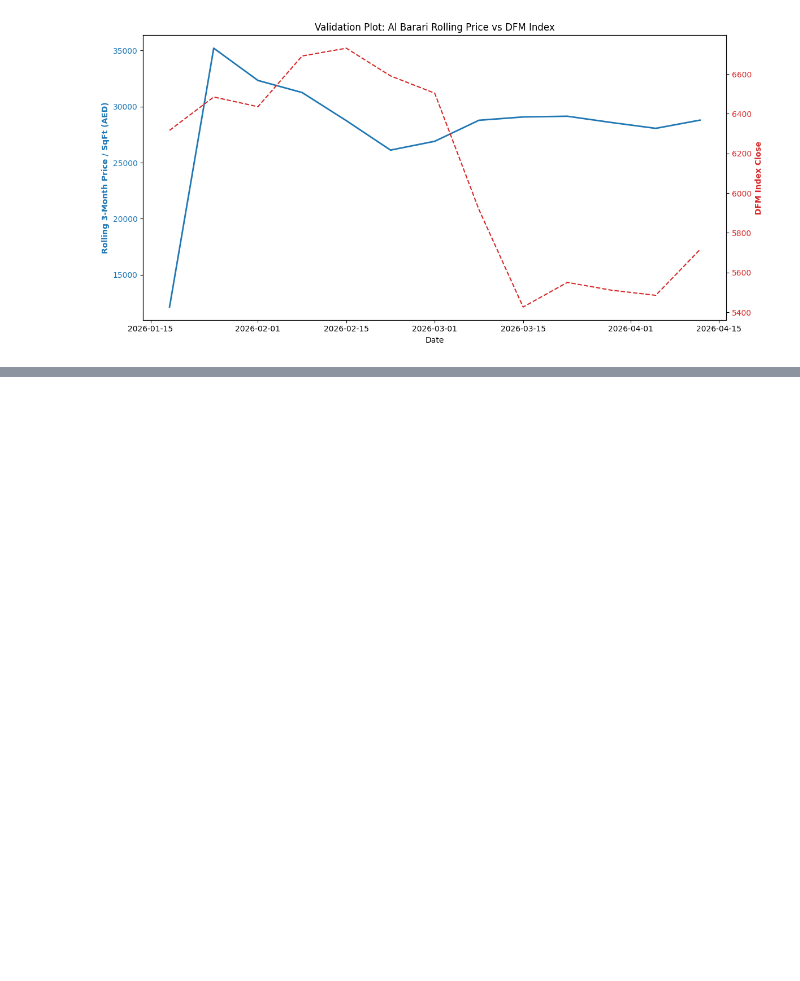
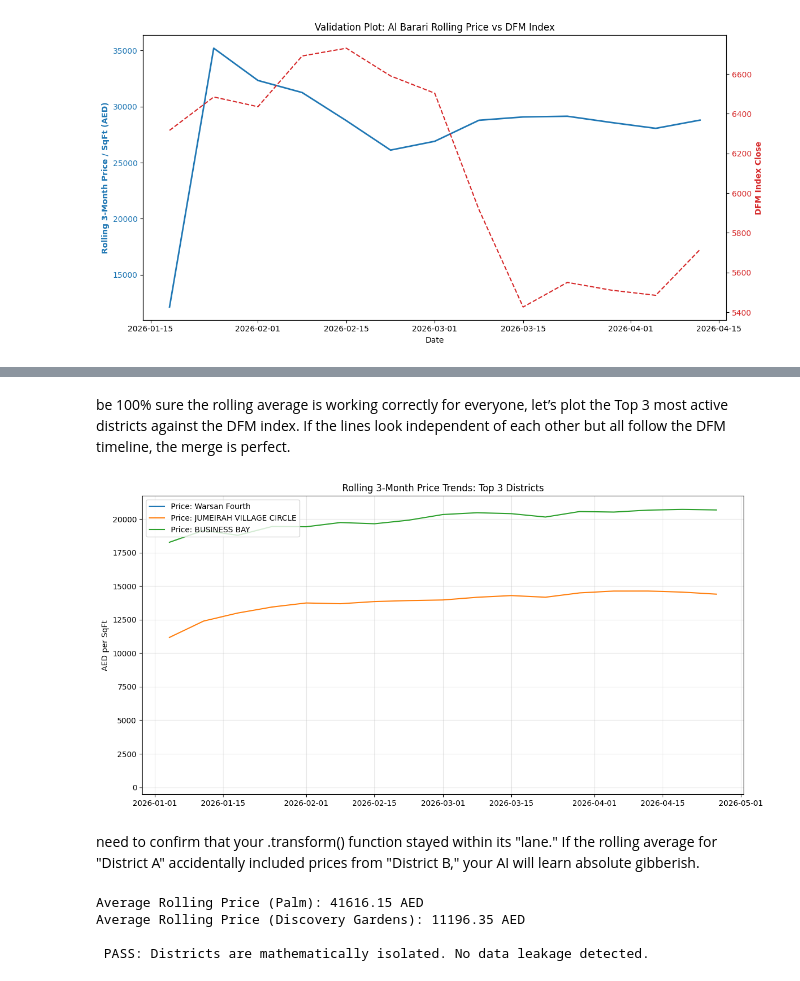
Before and after one commit to aaronab810/Dubai-Real-Estate-NLP, a Jupyter notebook: dfm_transaction.ipynb, the cells around one changed output, grey strips where cells are left out. Drawn from its saved outputs; the diff is of its cells as text; code cells hidden in the pictures; blank space fills up the shorter version.

```diff
--- a/dfm_transaction.ipynb
+++ b/dfm_transaction.ipynb
@@ -201,3 +201,18 @@ fig.tight_layout()
 plt.show()
 # %% [output]
 [figure]
+# %%
+# Check which districts have the most 'signal' (transactions)/ see
+#which districts actually have enough data to be useful for your FinBERT model
+
+district_stats = (master_dataset.groupby('AREA_EN')
+                  .agg(
+                      total_weeks=('INSTANCE_DATE', 'count'),
+                      avg_weekly_trans=('transaction_count', 'mean'),
+                      price_volatility=('median_price_sqft', 'std')
+                  )
+                  .sort_values('avg_weekly_trans', ascending=False)
+)
+
+print("Top 10 Districts by Activity:")
+print(district_stats.head(10))
@@ -203,0 +233,42 @@ plt.show()
+# %% [markdown]
+be 100% sure the rolling average is working correctly for everyone, let’s plot the Top 3 most active districts against the DFM index. If the lines look independent of each other but all follow the DFM timeline, the merge is perfect.
+# %%
+import seaborn as sns
+import matplotlib.pyplot as plt
+
+# Get the names of the top 3 districts
+top_districts = district_stats.index[:3].tolist()
+
+plt.figure(figsize=(14, 7))
+
+# Plot the 3-month rolling average for each top district
+for district in top_districts:
+    subset = master_dataset[master_dataset['AREA_EN'] == district]
+    plt.plot(subset['INSTANCE_DATE'], subset['rolling_3m_price_sqft'], label=f'Price: {district}')
+
+plt.title('Rolling 3-Month Price Trends: Top 3 Districts')
+plt.ylabel('AED per SqFt')
+plt.legend(loc='upper left')
+plt.grid(alpha=0.3)
+plt.show()
+# %% [output]
+[figure, added]
+# %% [markdown]
+need to confirm that your .transform() function stayed within its "lane." If the rolling average for "District A" accidentally included prices from "District B," your AI will learn absolute gibberish.
+# %%
+# Pick two districts with vastly different price points
+palm = master_dataset[master_dataset['AREA_EN'].str.contains('PALM', case=False, na=False)]['rolling_3m_price_sqft'].mean()
+discovery = master_dataset[master_dataset['AREA_EN'].str.contains('DISCOVERY', case=False, na=False)]['rolling_3m_price_sqft'].mean()
+
+print(f"Average Rolling Price (Palm): {palm:.2f} AED")
+print(f"Average Rolling Price (Discovery Gardens): {discovery:.2f} AED")
+
+if abs(palm - discovery) > 500:
+    print("\n PASS: Districts are mathematically isolated. No data leakage detected.")
+else:
+    print("\n WARNING: Prices look suspiciously similar. Double-check the groupby logic.")
+# %% [output]
+Average Rolling Price (Palm): 41616.15 AED
+Average Rolling Price (Discovery Gardens): 11196.35 AED
+
+ PASS: Districts are mathematically isolated. No data leakage detected.
```
Also changed, not shown: parts of 1 cell of this notebook.
